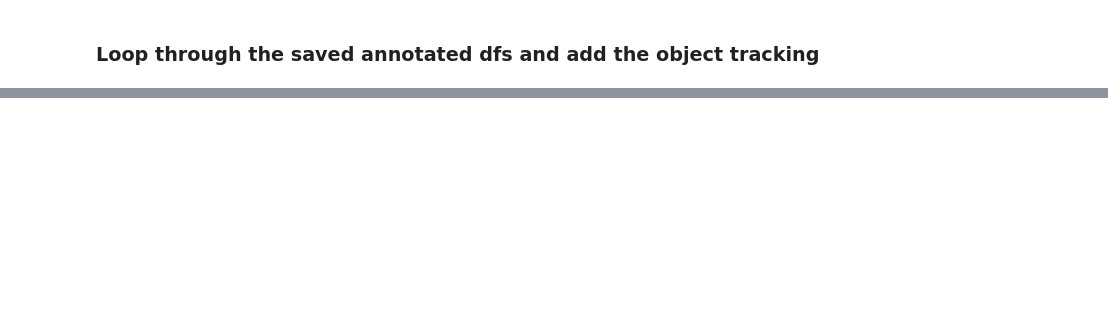
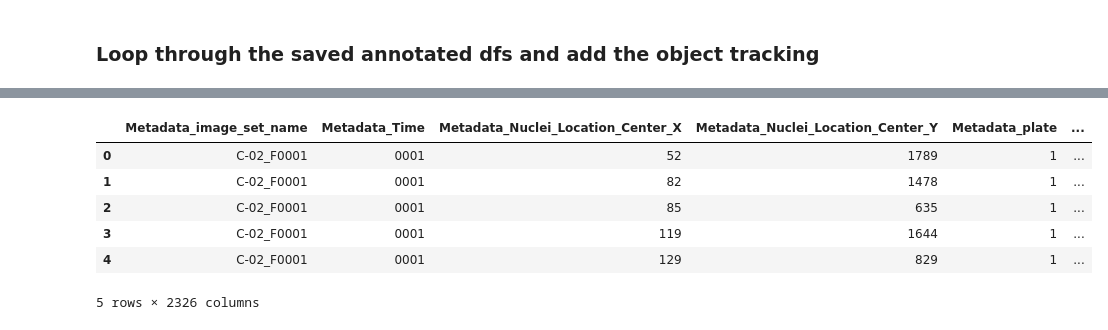
Before and after one commit to WayScience/live_cell_timelapse_apoptosis, a Jupyter notebook: 5.process_CP_features/notebooks/1.annotate_sc.ipynb, the cells around one changed output, grey strips where cells are left out. Saved outputs shown, nothing was run; the diff lists cells and outputs as text; code cells hidden in the pictures; blank space fills up the shorter version.

```diff
--- a/5.process_CP_features/notebooks/1.annotate_sc.ipynb
+++ b/5.process_CP_features/notebooks/1.annotate_sc.ipynb
@@ -231,0 +300,23 @@ location_metadata_df.head()
+# %%
+annotated_df.head()
+# sort by image_set_name and Metadata_Time
+annotated_df = annotated_df.sort_values(
+    by=[
+        "Metadata_image_set_name",
+        "Metadata_Time",
+        "Metadata_Nuclei_Location_Center_X",
+        "Metadata_Nuclei_Location_Center_Y",
+    ]
+)
+# reset index
+
+annotated_df = annotated_df.reset_index(drop=True)
+annotated_df.head()
+# %% [output]
+|  | Metadata_image_set_name | Metadata_Time | Metadata_Nuclei_Location_Center_X | Metadata_Nuclei_Location_Center_Y | Metadata_plate | ... |
+| 0 | C-02_F0001 | 0001 | 52 | 1789 | 1 | ... |
+| 1 | C-02_F0001 | 0001 | 82 | 1478 | 1 | ... |
+| 2 | C-02_F0001 | 0001 | 85 | 635 | 1 | ... |
+| 3 | C-02_F0001 | 0001 | 119 | 1644 | 1 | ... |
+| 4 | C-02_F0001 | 0001 | 129 | 829 | 1 | ... |
+5 rows × 2326 columns
```
Also changed, not shown: parts of 9 cells of this notebook, 14 other files.
